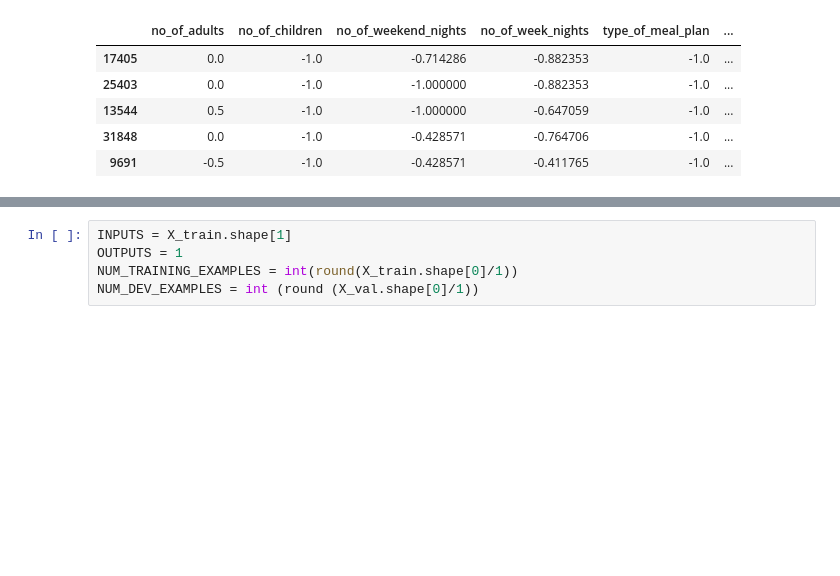
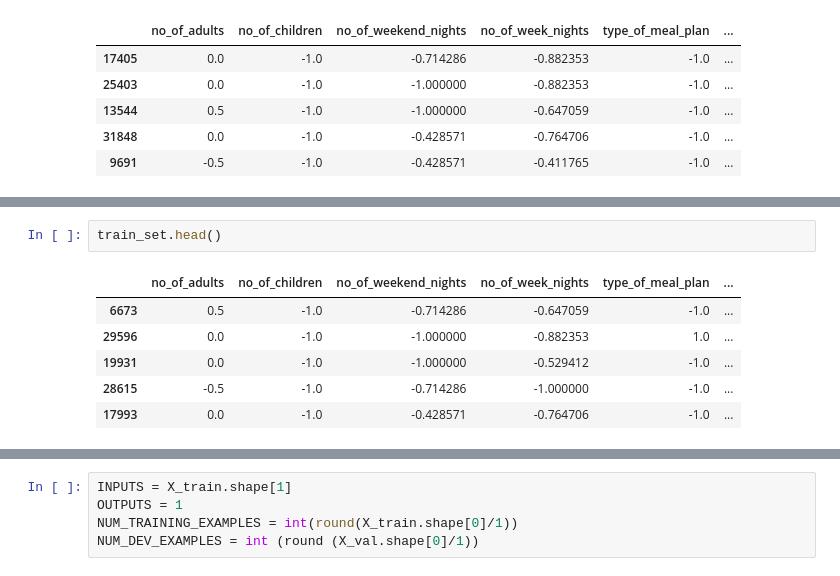
Before and after one commit to SergioArroni/DL, a Jupyter notebook: main.ipynb, the cells around one changed output, grey strips where cells are left out. Saved outputs shown, nothing was run; the diff lists cells and outputs as text; blank space fills up the shorter version.

```diff
--- a/main.ipynb
+++ b/main.ipynb
@@ -62,0 +72,9 @@ X_test, X_val, y_test, y_val = train_test_split(X_test, y_test, test_size=0.5)
+# %%
+train_set.head()
+# %% [output]
+|  | no_of_adults | no_of_children | no_of_weekend_nights | no_of_week_nights | type_of_meal_plan | ... |
+| 6673 | 0.5 | -1.0 | -0.714286 | -0.647059 | -1.0 | ... |
+| 29596 | 0.0 | -1.0 | -1.000000 | -0.882353 | 1.0 | ... |
+| 19931 | 0.0 | -1.0 | -1.000000 | -0.529412 | -1.0 | ... |
+| 28615 | -0.5 | -1.0 | -0.714286 | -1.000000 | -1.0 | ... |
+| 17993 | 0.0 | -1.0 | -0.428571 | -0.764706 | -1.0 | ... |
```
Also changed, not shown: parts of 16 cells of this notebook, 3 other files.
